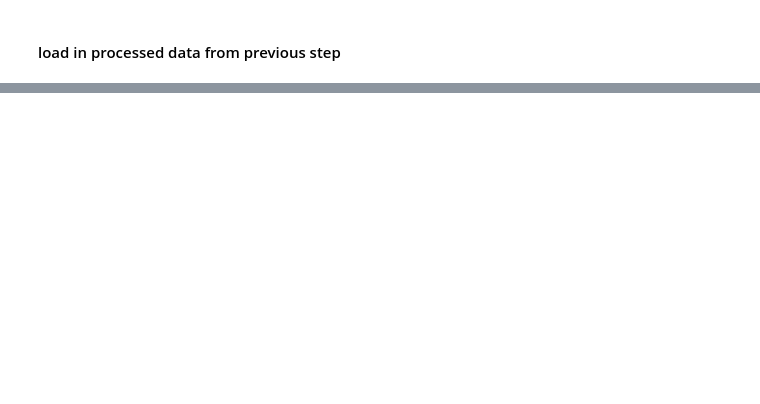
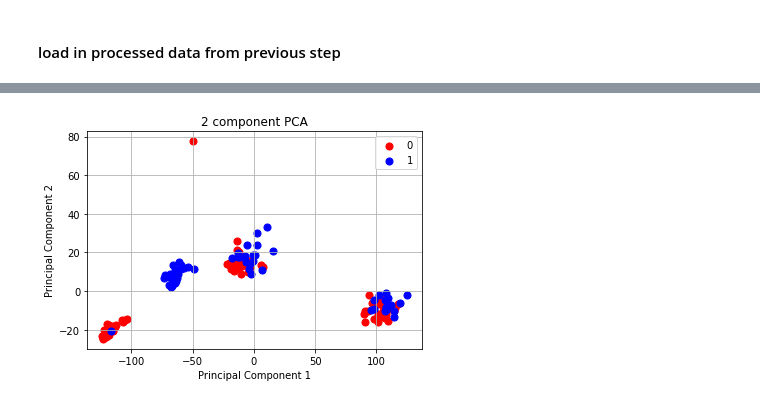
Before and after one commit to AnnieCRY/DS5230-project, a Jupyter notebook: EDA.ipynb, the cells around one changed output, grey strips where cells are left out. Saved outputs shown, nothing was run; the diff lists cells and outputs as text; code cells hidden in the pictures; blank space fills up the shorter version.

```diff
--- a/EDA.ipynb
+++ b/EDA.ipynb
@@ -29,0 +43,47 @@ Resolving deltas: 100% (56/56), done.
+# %%
+# Feature extraction:
+# remember to un-comment the 3 lines about normalization in utils.get_features_from_samples
+sample_ids_test, sample_ids_train, sample_ids_val = get_samples_id_perSet(path_workingFolder+'split_random_0.json')
+
+X_train = get_features_from_samples(path_workingFolder, sample_ids_train, 'MFCCs20', 'NO', 1)
+X_val = get_features_from_samples(path_workingFolder, sample_ids_val, 'MFCCs20', 'NO', 1)
+X_test = get_features_from_samples(path_workingFolder, sample_ids_test, 'MFCCs20', 'NO', 1)
+
+
+labels_train = get_GT_labels_fromFiles(path_workingFolder, sample_ids_train, labels2read)
+Y_train= labels2binary('nobee', labels_train)
+
+labels_val = get_GT_labels_fromFiles(path_workingFolder, sample_ids_val, labels2read)
+Y_val= labels2binary('nobee', labels_val)
+
+labels_test = get_GT_labels_fromFiles(path_workingFolder, sample_ids_test, labels2read)
+Y_test= labels2binary('nobee', labels_test)
+# %%
+# PCA:
+pca = PCA(n_components = 2)
+
+pca = PCA(n_components = 2).fit_transform(X_train)
+
+pca_df = pd.DataFrame(data = pca, columns = ['component1', 'component2'])
+
+pca_df = pd.concat([pca_df, pd.DataFrame(Y_train, columns = ['label'])], axis = 1)
+# %%
+# PCA visualization:
+fig = plt.figure()
+ax = fig.add_subplot(1,1,1)
+ax.set_xlabel('Principal Component 1')
+ax.set_ylabel('Principal Component 2')
+ax.set_title('2 component PCA')
+labels = [0, 1]
+colors = ['r', 'b']
+for label, color in zip(labels, colors):
+    indicesToKeep = pca_df['label'] == label
+    ax.scatter(pca_df.loc[indicesToKeep, 'component1']
+               , pca_df.loc[indicesToKeep, 'component2']
+               , c = color
+               , s = 50)
+ax.grid()
+ax.legend(labels)
+plt.show()
+# %% [output]
+[figure, added]
```
Also changed, not shown: parts of 8 cells of this notebook.
